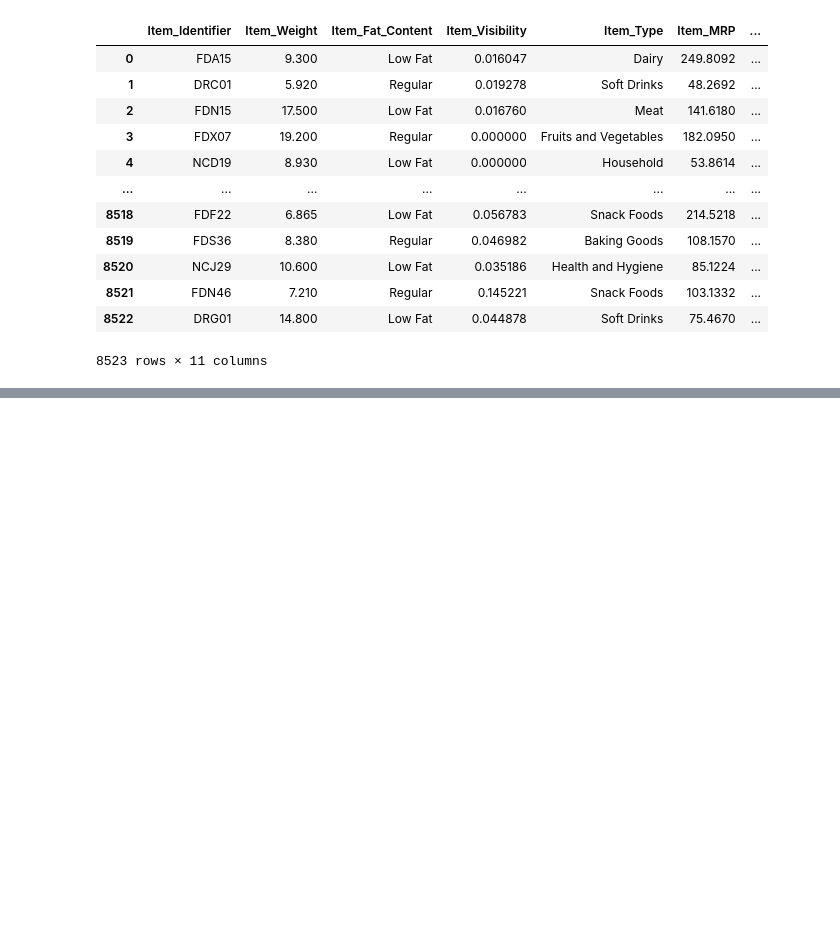
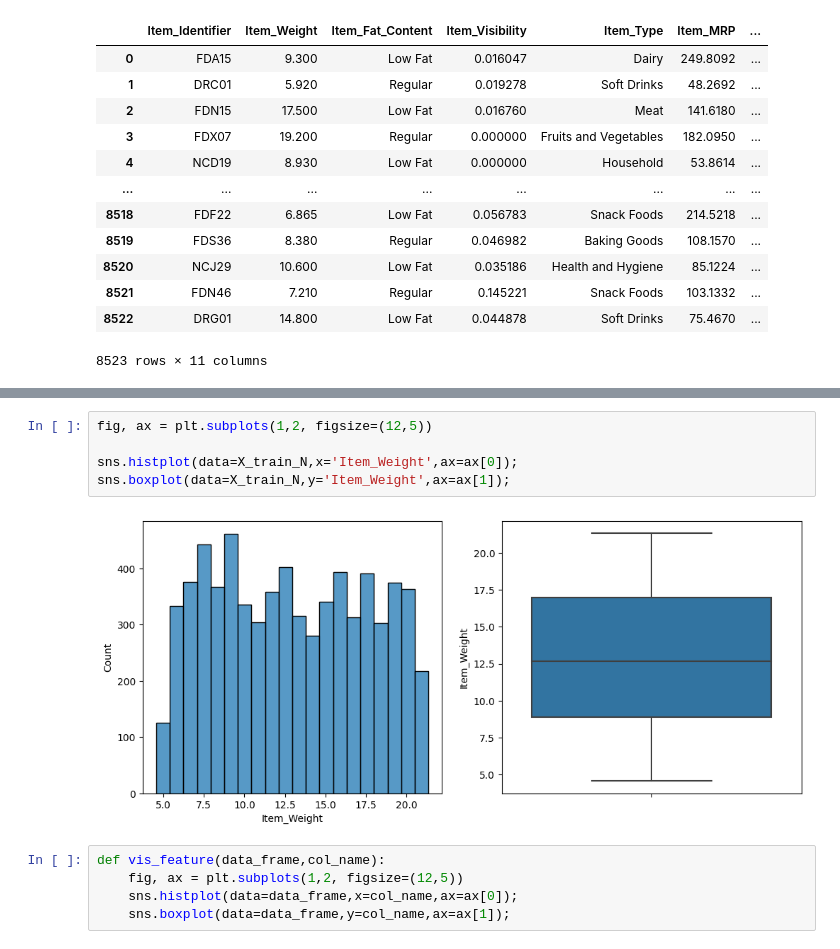
Before and after one commit to Naitikpareek123/Sales_forcasstng, a Jupyter notebook: Pre-Processsing/EDA.ipynb, the cells around one changed output, grey strips where cells are left out. Saved outputs shown, nothing was run; the diff lists cells and outputs as text; blank space fills up the shorter version.

```diff
--- a/Pre-Processsing/EDA.ipynb
+++ b/Pre-Processsing/EDA.ipynb
@@ -244,0 +271,12 @@ df.drop(['Outlet_Size'], axis=1)
+# %%
+fig, ax = plt.subplots(1,2, figsize=(12,5))
+
+sns.histplot(data=X_train_N,x='Item_Weight',ax=ax[0]);
+sns.boxplot(data=X_train_N,y='Item_Weight',ax=ax[1]);
+# %% [output]
+[figure, added]
+# %%
+def vis_feature(data_frame,col_name):
+    fig, ax = plt.subplots(1,2, figsize=(12,5))
+    sns.histplot(data=data_frame,x=col_name,ax=ax[0]);
+    sns.boxplot(data=data_frame,y=col_name,ax=ax[1]);
```
Also changed, not shown: parts of 9 cells of this notebook, 1 other file.
